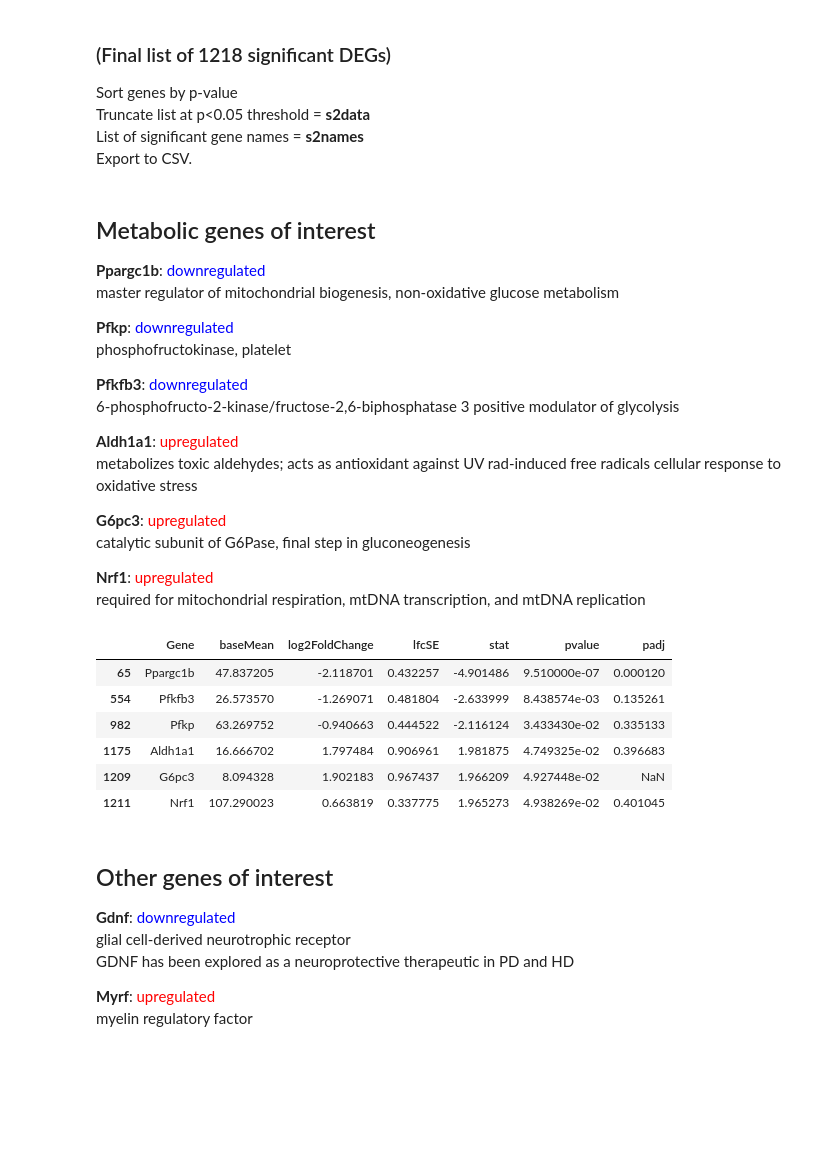
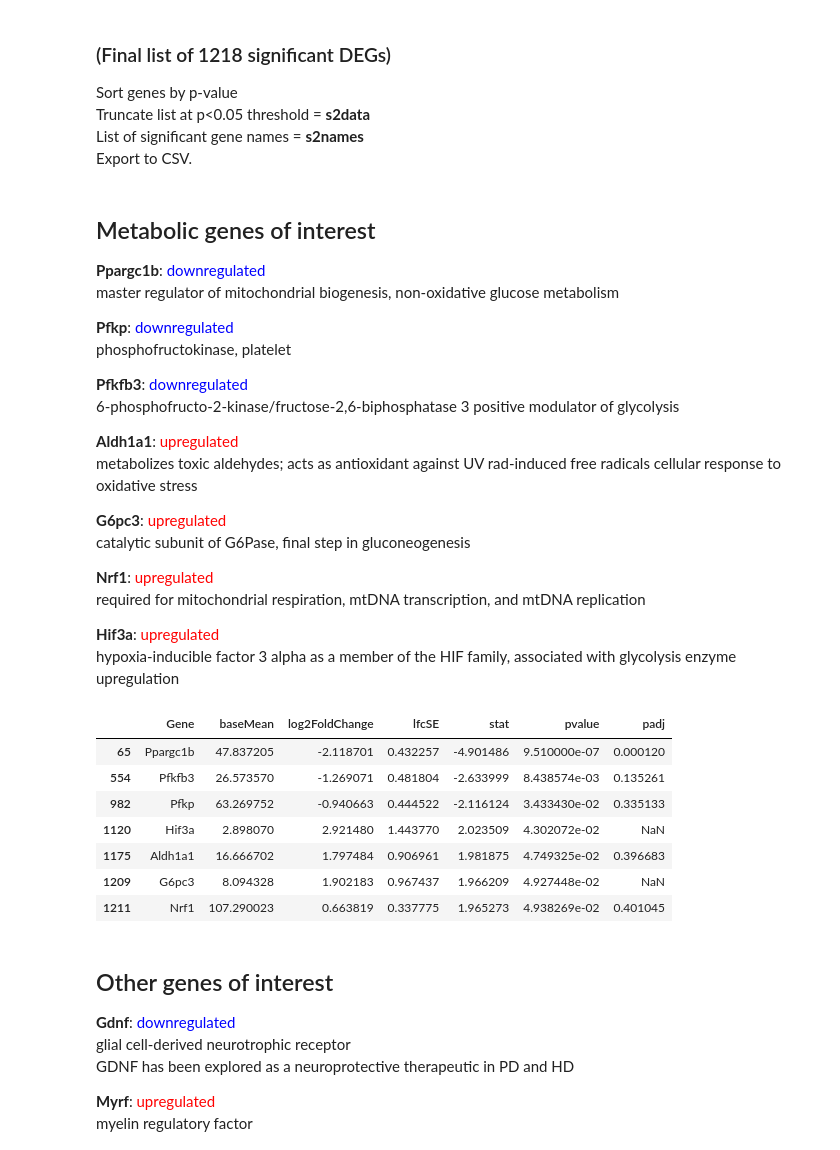
Before and after one commit to aeffen/OL-metabolism-HD, a Jupyter notebook: DEG_Oligodendrocyte_Analysis.ipynb, the cells around one changed output. Drawn from its saved outputs; the diff is of its cells as text; code cells hidden in the pictures; blank space fills up the shorter version.

```diff
--- a/DEG_Oligodendrocyte_Analysis.ipynb
+++ b/DEG_Oligodendrocyte_Analysis.ipynb
@@ -60,13 +60,18 @@ catalytic subunit of G6Pase, final step in gluconeogenesis
 
 **Nrf1**: <span style="color:red">upregulated</span>
 required for mitochondrial respiration, mtDNA transcription, and mtDNA replication
+
+**Hif3a**: <span style="color:red">upregulated</span>
+hypoxia-inducible factor 3 alpha
+as a member of the HIF family, associated with glycolysis enzyme upregulation
 # %%
-s2data[s2data["Gene"].isin([ "Pfkp","Pfkfb3","G6pc3","Ppargc1b","Aldh1a1","Nrf1" ])]
+s2data[s2data["Gene"].isin([ "Pfkp","Pfkfb3","G6pc3","Ppargc1b","Aldh1a1","Nrf1","Hif3a" ])]
 # %% [output]
 |  | Gene | baseMean | log2FoldChange | lfcSE | stat | pvalue | padj |
 | 65 | Ppargc1b | 47.837205 | -2.118701 | 0.432257 | -4.901486 | 9.510000e-07 | 0.000120 |
 | 554 | Pfkfb3 | 26.573570 | -1.269071 | 0.481804 | -2.633999 | 8.438574e-03 | 0.135261 |
 | 982 | Pfkp | 63.269752 | -0.940663 | 0.444522 | -2.116124 | 3.433430e-02 | 0.335133 |
+| 1120 | Hif3a | 2.898070 | 2.921480 | 1.443770 | 2.023509 | 4.302072e-02 | NaN |
 | 1175 | Aldh1a1 | 16.666702 | 1.797484 | 0.906961 | 1.981875 | 4.749325e-02 | 0.396683 |
 | 1209 | G6pc3 | 8.094328 | 1.902183 | 0.967437 | 1.966209 | 4.927448e-02 | NaN |
 | 1211 | Nrf1 | 107.290023 | 0.663819 | 0.337775 | 1.965273 | 4.938269e-02 | 0.401045 |
```
